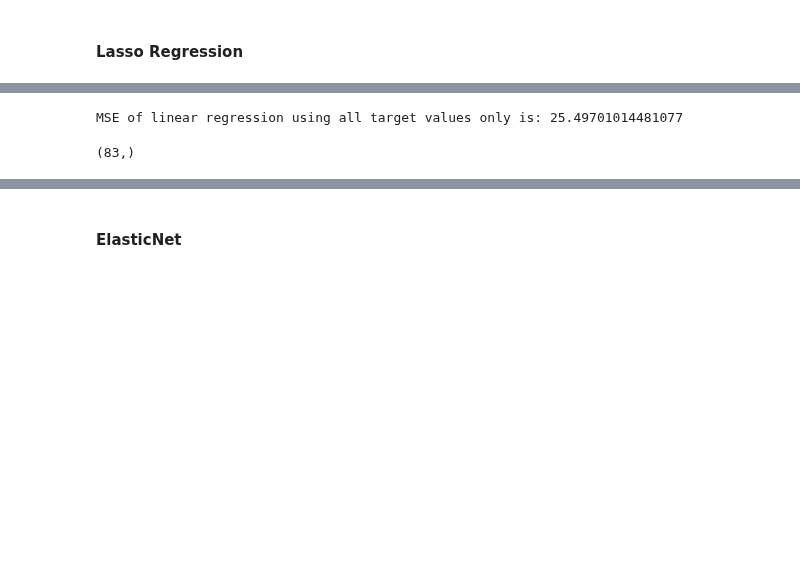
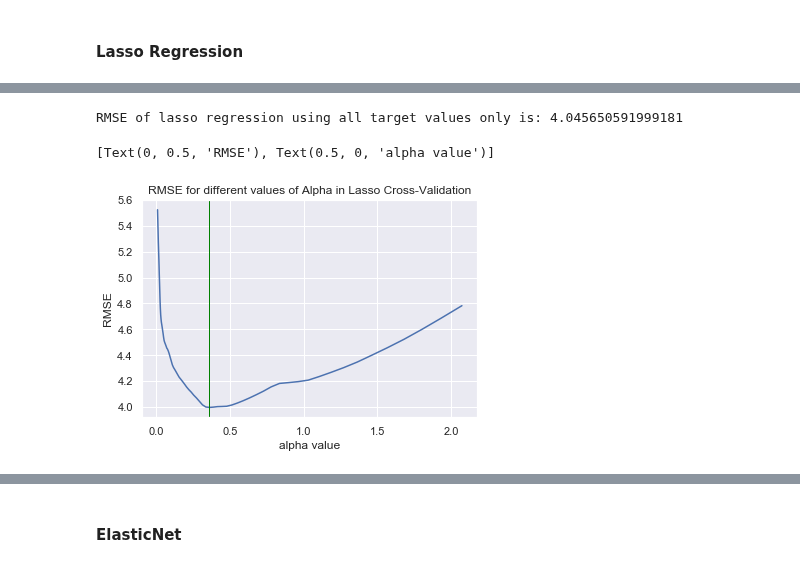
Before and after one commit to FergusOBoyle/sustainable-dev-goals-forecasting, a Jupyter notebook: notebooks/linear_regression_predictor.ipynb, the cells around one changed output, grey strips where cells are left out. Cells and saved outputs as stored; diff of their text form; code cells hidden in the pictures; blank space fills up the shorter version.

```diff
--- a/notebooks/linear_regression_predictor.ipynb
+++ b/notebooks/linear_regression_predictor.ipynb
@@ -189,17 +218,27 @@ MSE of linear regression using all target values only is: 36.80920699905387
 # %%
-model_lasso = LassoCV(cv=5, random_state=0)
+model_lasso = LassoCV(cv=5, eps=1e-3, selection='random', random_state=0)
 model_lasso.fit(data_train_regressors_std.values,data_train_targets_subset.values.flatten())
 #Make predictions
 predictions = model_lasso.predict(data_test_regressors_std)
 
 mse= mean_squared_error(data_test_targets.values.flatten(), predictions)
-print("MSE of linear regression using all target values only is:", mse)
+print("RMSE of lasso regression using all target values only is:", np.sqrt(mse))
 # %% [output]
-MSE of linear regression using all target values only is: 25.49701014481077
+RMSE of lasso regression using all target values only is: 4.045650591999181
-# %%
-predictions.shape
-# %% [output]
-(83,)
+# %%
+num_of_values_to_skip = 23 #We want to focus on the lower values of alpha for our graphs
+mses = np.sqrt(np.mean(model_lasso.mse_path_[num_of_values_to_skip:], axis=1))
+alphas = model_lasso.alphas_[num_of_values_to_skip:]
+
+sns.set()
+ax = sns.lineplot(alphas, mses)
+ax.set_title("RMSE for different values of Alpha in Lasso Cross-Validation")
+
+ax.axvline(alphas[np.argmin(mses)], color='green', linewidth=1)
+ax.set(xlabel='alpha value', ylabel='RMSE')
+# %% [output]
+[Text(0, 0.5, 'RMSE'), Text(0.5, 0, 'alpha value')]
+[figure, added]
 # %%
 #Convert to dataframe with country names as index
 predictions_df = pd.DataFrame(predictions.flatten(), index=data_test_regressors_subset.index, columns=[target])
```
Also changed, not shown: parts of 36 cells of this notebook.
